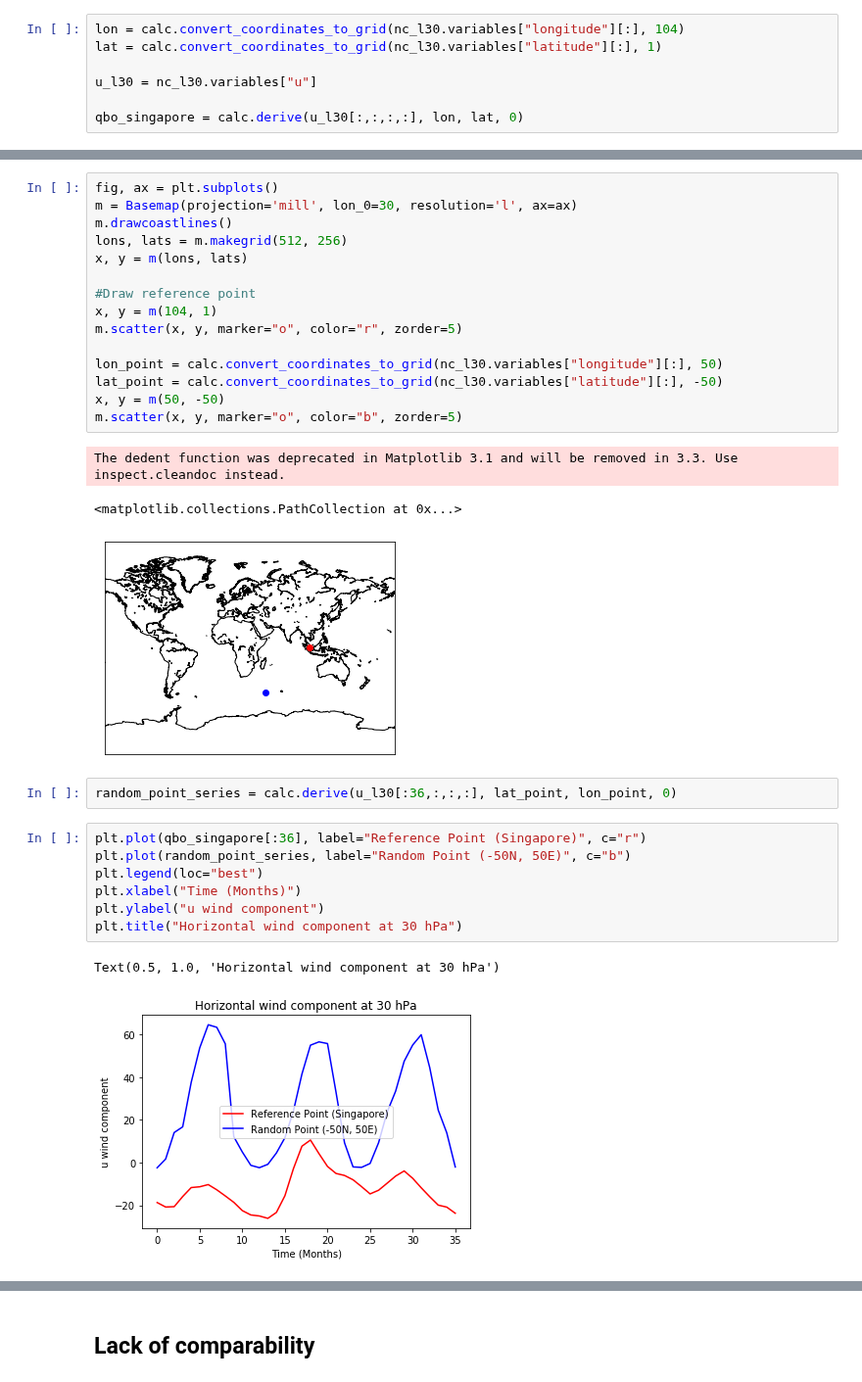
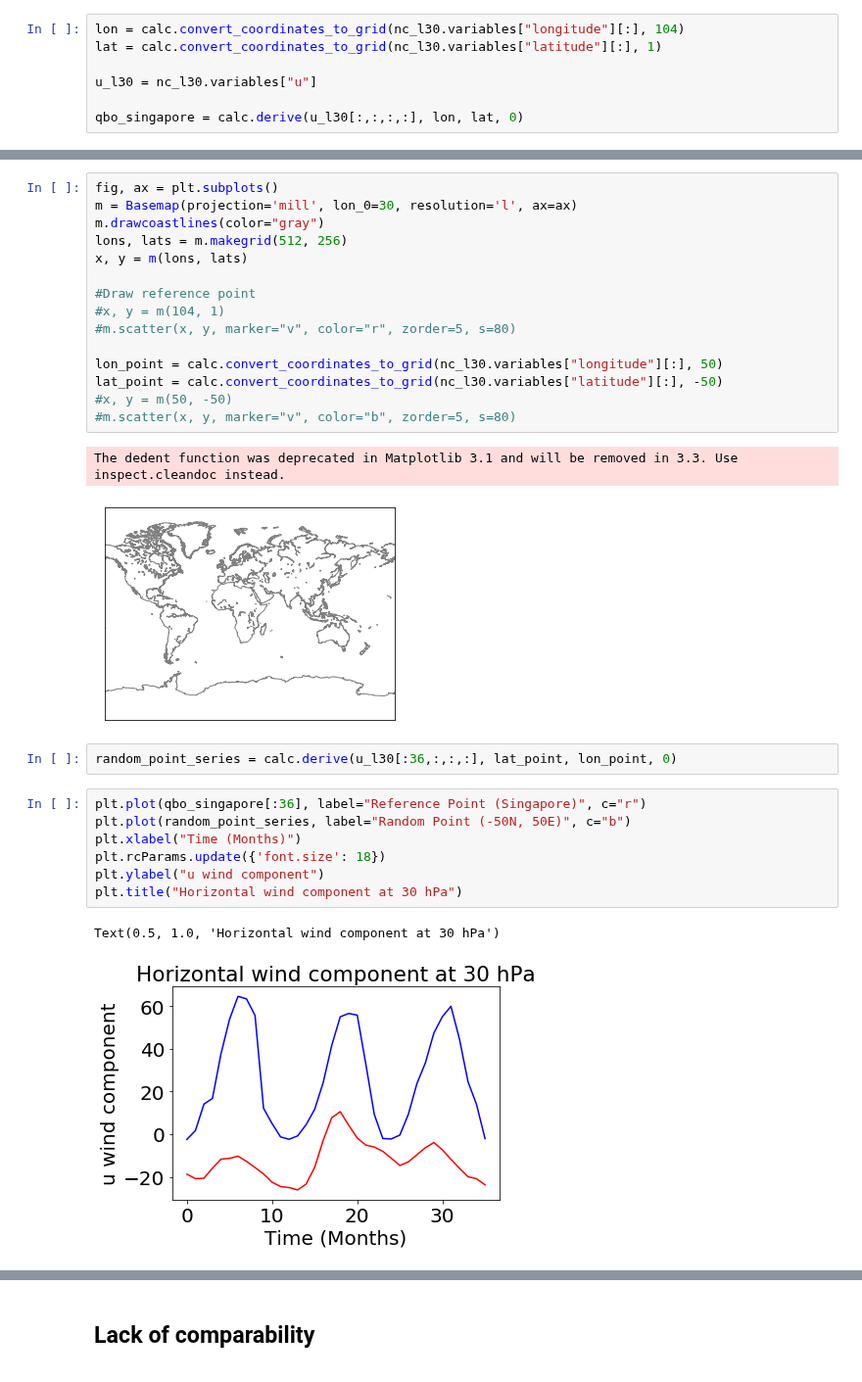
Before and after one commit to Climate-Data-Science/Climate-Similarity-Metrics, a Jupyter notebook: proposal_figures.ipynb, the cells around one changed output, grey strips where cells are left out. Shown at 98% size. Cells and saved outputs as stored; diff of their text form.

Commit message:
Increase font size of proposal figures

```diff
--- a/proposal_figures.ipynb
+++ b/proposal_figures.ipynb
@@ -36,32 +36,31 @@ The dedent function was deprecated in Matplotlib 3.1 and will be removed in 3.3.
 # %%
 fig, ax = plt.subplots()
 m = Basemap(projection='mill', lon_0=30, resolution='l', ax=ax)
-m.drawcoastlines()
+m.drawcoastlines(color="gray")
 lons, lats = m.makegrid(512, 256)
 x, y = m(lons, lats)
 
 #Draw reference point
-x, y = m(104, 1)
-m.scatter(x, y, marker="o", color="r", zorder=5)
+#x, y = m(104, 1)
+#m.scatter(x, y, marker="v", color="r", zorder=5, s=80)
 
 lon_point = calc.convert_coordinates_to_grid(nc_l30.variables["longitude"][:], 50)
 lat_point = calc.convert_coordinates_to_grid(nc_l30.variables["latitude"][:], -50)
-x, y = m(50, -50)
-m.scatter(x, y, marker="o", color="b", zorder=5)
+#x, y = m(50, -50)
+#m.scatter(x, y, marker="v", color="b", zorder=5, s=80)
 # %% [output]
 The dedent function was deprecated in Matplotlib 3.1 and will be removed in 3.3. Use inspect.cleandoc instead.
-<matplotlib.collections.PathCollection at 0x...>
-[figure, old version]
+[figure, new version]
 # %%
 random_point_series = calc.derive(u_l30[:36,:,:,:], lat_point, lon_point, 0)
 # %%
 plt.plot(qbo_singapore[:36], label="Reference Point (Singapore)", c="r")
 plt.plot(random_point_series, label="Random Point (-50N, 50E)", c="b")
-plt.legend(loc="best")
 plt.xlabel("Time (Months)")
+plt.rcParams.update({'font.size': 18})
 plt.ylabel("u wind component")
 plt.title("Horizontal wind component at 30 hPa")
 # %% [output]
 Text(0.5, 1.0, 'Horizontal wind component at 30 hPa')
-[figure, old version]
+[figure, new version]
 # %%
```
Also changed, not shown: parts of 5 cells of this notebook.
